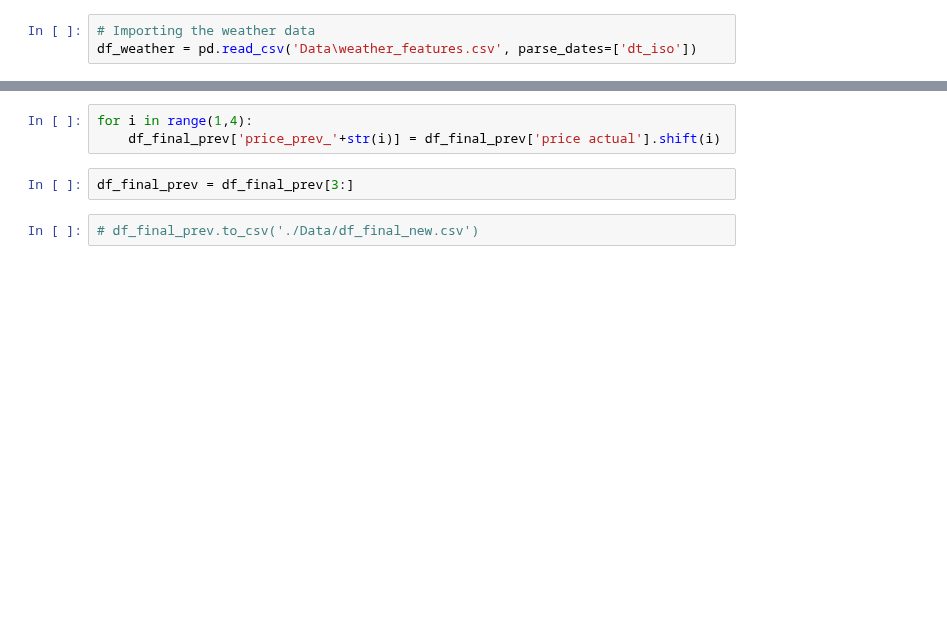
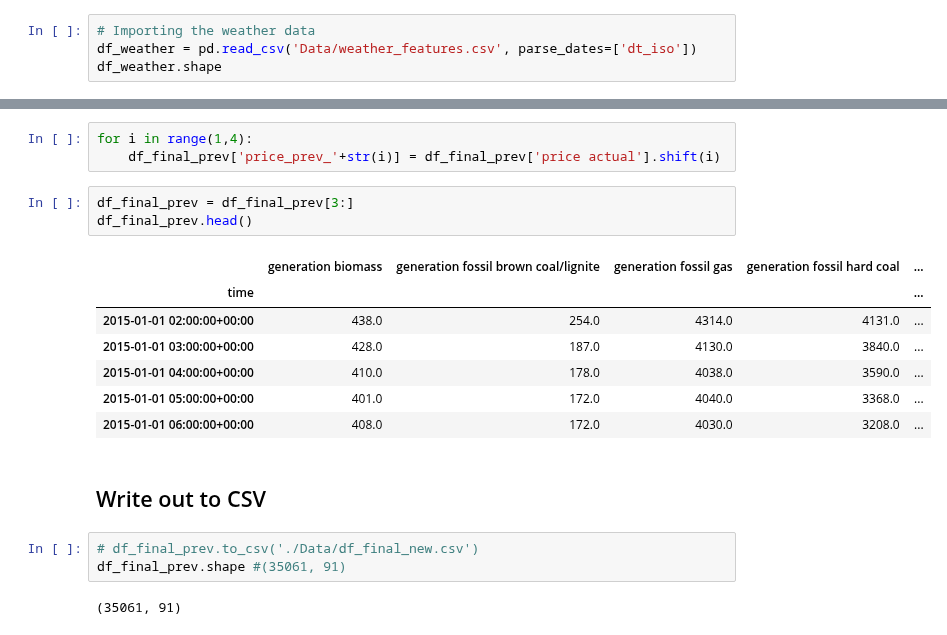
Before and after one commit to MDS-Mountain-Club/MDS_ML_Project, a Jupyter notebook: 01_data_clean_join.ipynb, the cells around one changed output, grey strips where cells are left out. Cells and saved outputs as stored; diff of their text form; blank space fills up the shorter version.

Commit message:
Integrate markdown documentation to latest 01_data_clean_join.ipynb

```diff
--- a/01_data_clean_join.ipynb
+++ b/01_data_clean_join.ipynb
@@ -64,3 +82,4 @@ df_energy = df_energy.set_index('time')
 # %%
 # Importing the weather data
-df_weather = pd.read_csv('Data\weather_features.csv', parse_dates=['dt_iso'])
+df_weather = pd.read_csv('Data/weather_features.csv', parse_dates=['dt_iso'])
+df_weather.shape
@@ -250,7 +287,21 @@ df_final_prev = df_final.copy()
 # %%
 for i in range(1,4):
     df_final_prev['price_prev_'+str(i)] = df_final_prev['price actual'].shift(i)
-# %%
-df_final_prev = df_final_prev[3:]
+# %%
+df_final_prev = df_final_prev[3:]
+df_final_prev.head()
+# %% [output]
+|  | generation biomass | generation fossil brown coal/lignite | generation fossil gas | generation fossil hard coal | ... |
+| time |  |  |  |  | ... |
+| 2015-01-01 02:00:00+00:00 | 438.0 | 254.0 | 4314.0 | 4131.0 | ... |
+| 2015-01-01 03:00:00+00:00 | 428.0 | 187.0 | 4130.0 | 3840.0 | ... |
+| 2015-01-01 04:00:00+00:00 | 410.0 | 178.0 | 4038.0 | 3590.0 | ... |
+| 2015-01-01 05:00:00+00:00 | 401.0 | 172.0 | 4040.0 | 3368.0 | ... |
+| 2015-01-01 06:00:00+00:00 | 408.0 | 172.0 | 4030.0 | 3208.0 | ... |
+# %% [markdown]
+## Write out to CSV
 # %%
 # df_final_prev.to_csv('./Data/df_final_new.csv')
+df_final_prev.shape #(35061, 91)
+# %% [output]
+(35061, 91)
```
Also changed, not shown: parts of 10 cells of this notebook.
